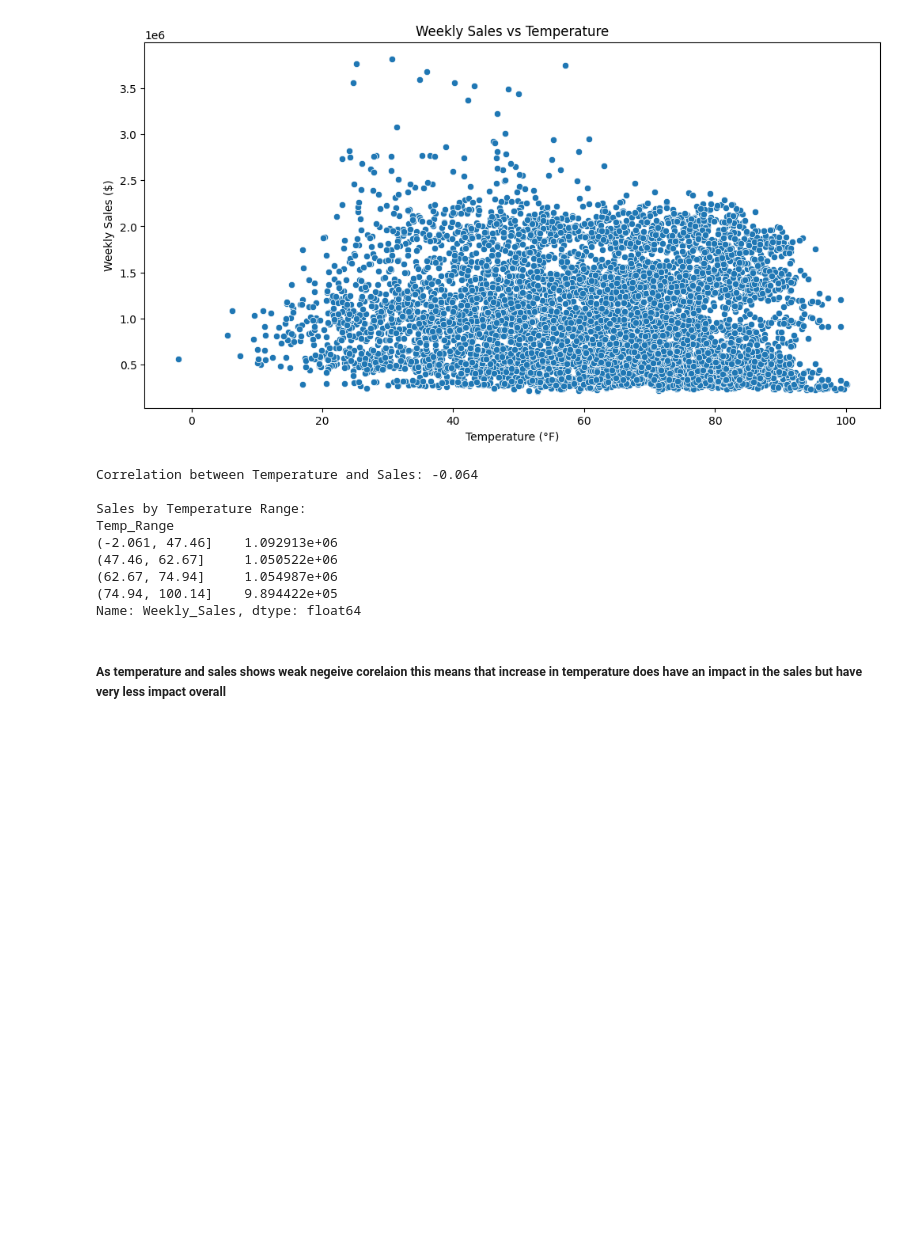
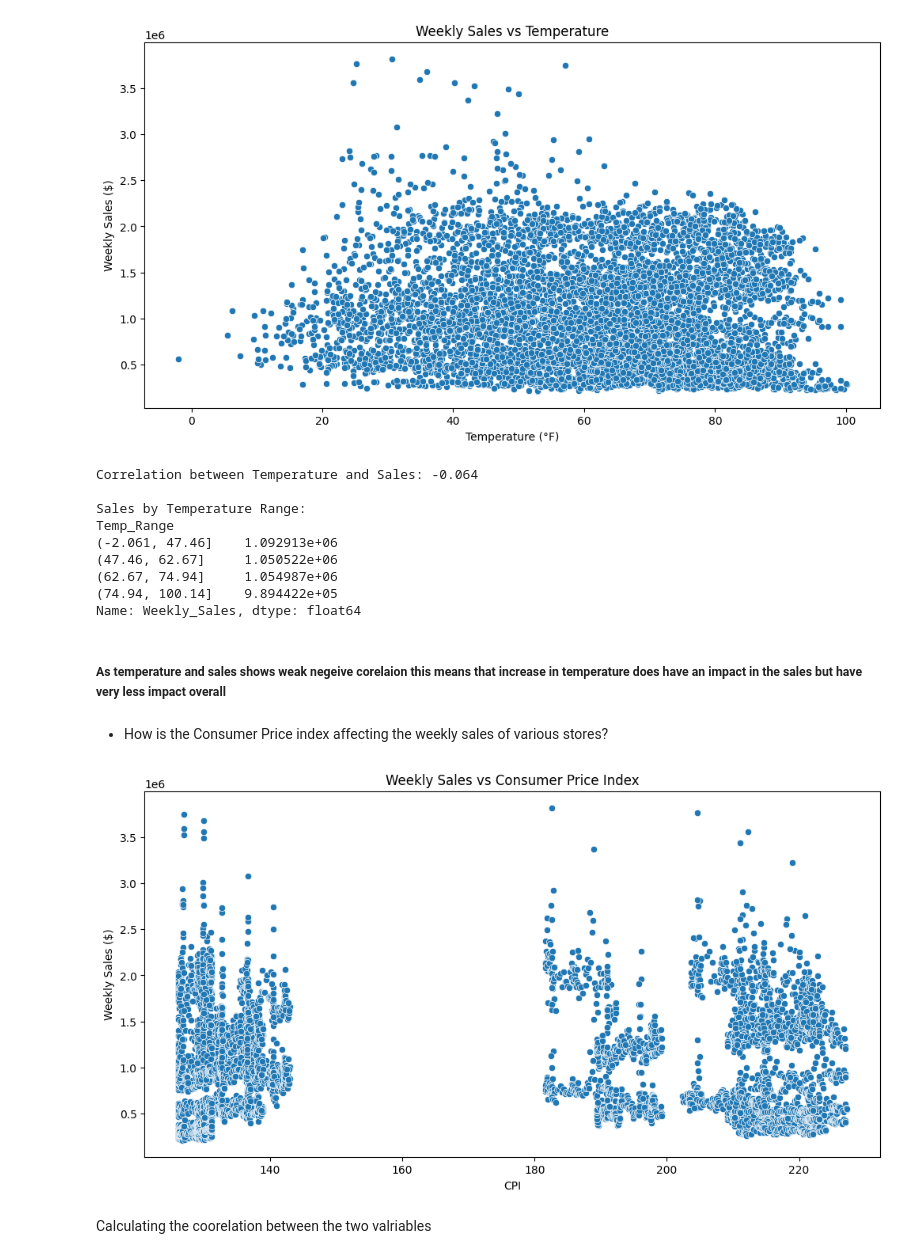
Before and after one commit to dhukslsp/wallmart-project-Intellepath, a Jupyter notebook: analysing Wallmart.ipynb, the cells around one changed output. Drawn from its saved outputs; the diff is of its cells as text; code cells hidden in the pictures; blank space fills up the shorter version.

```diff
--- a/analysing Wallmart.ipynb
+++ b/analysing Wallmart.ipynb
@@ -285,3 +285,17 @@ Temp_Range
 Name: Weekly_Sales, dtype: float64
 # %% [markdown]
 ##### As  temperature and sales shows weak negeive corelaion this means that increase in temperature does have an impact in the sales but have very less impact overall
+# %% [markdown]
+- How is the Consumer Price index affecting the weekly sales of various stores?
+# %%
+plt.figure(figsize=(12, 6))
+sns.scatterplot(data=df, x='CPI', y='Weekly_Sales')
+plt.title('Weekly Sales vs Consumer Price Index')
+plt.xlabel('CPI')
+plt.ylabel('Weekly Sales ($)')
+plt.show()
+plt.close()
+# %% [output]
+[figure, added]
+# %% [markdown]
+Calculating the coorelation between the two valriables
```
Also changed, not shown: parts of 6 cells of this notebook, 2 other files.
